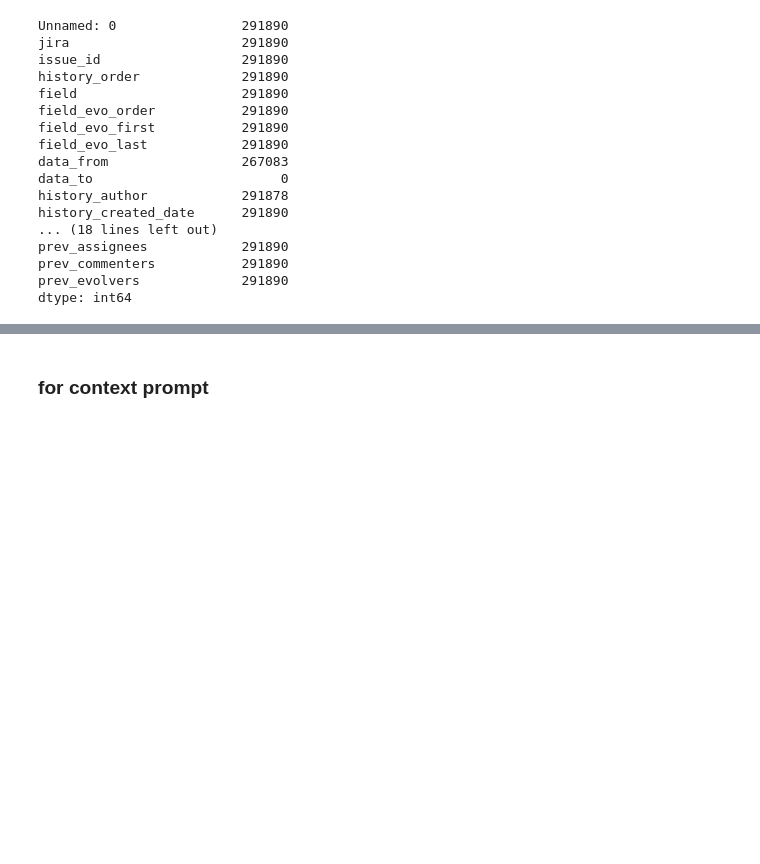
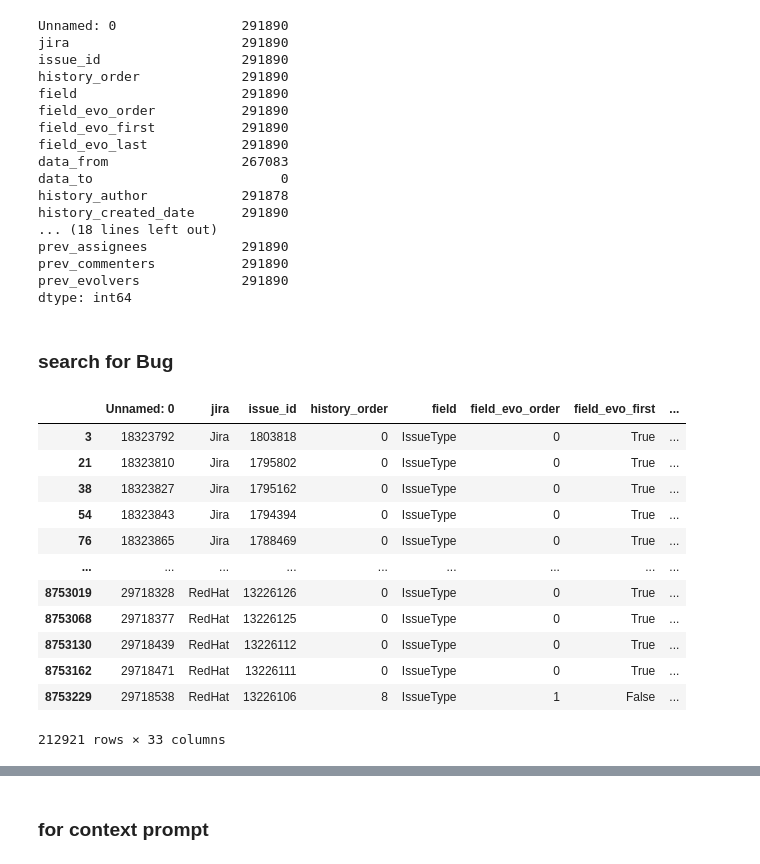
Before and after one commit to Piet777/master-thesis, a Jupyter notebook: General_EDA.ipynb, the cells around one changed output, grey strips where cells are left out. Saved outputs shown, nothing was run; the diff lists cells and outputs as text; code cells hidden in the pictures; blank space fills up the shorter version.

```diff
--- a/General_EDA.ipynb
+++ b/General_EDA.ipynb
@@ -60,3 +60,21 @@ prev_assignees            291890
 prev_commenters           291890
 prev_evolvers             291890
 dtype: int64
+# %% [markdown]
+### search for Bug
+# %%
+df[df["data_to"] == "Bug"]
+# %% [output]
+|  | Unnamed: 0 | jira | issue_id | history_order | field | field_evo_order | field_evo_first | ... |
+| 3 | 18323792 | Jira | 1803818 | 0 | IssueType | 0 | True | ... |
+| 21 | 18323810 | Jira | 1795802 | 0 | IssueType | 0 | True | ... |
+| 38 | 18323827 | Jira | 1795162 | 0 | IssueType | 0 | True | ... |
+| 54 | 18323843 | Jira | 1794394 | 0 | IssueType | 0 | True | ... |
+| 76 | 18323865 | Jira | 1788469 | 0 | IssueType | 0 | True | ... |
+| ... | ... | ... | ... | ... | ... | ... | ... | ... |
+| 8753019 | 29718328 | RedHat | 13226126 | 0 | IssueType | 0 | True | ... |
+| 8753068 | 29718377 | RedHat | 13226125 | 0 | IssueType | 0 | True | ... |
+| 8753130 | 29718439 | RedHat | 13226112 | 0 | IssueType | 0 | True | ... |
+| 8753162 | 29718471 | RedHat | 13226111 | 0 | IssueType | 0 | True | ... |
+| 8753229 | 29718538 | RedHat | 13226106 | 8 | IssueType | 1 | False | ... |
+212921 rows × 33 columns
```
Also changed, not shown: parts of 12 cells of this notebook, 7 other files.
